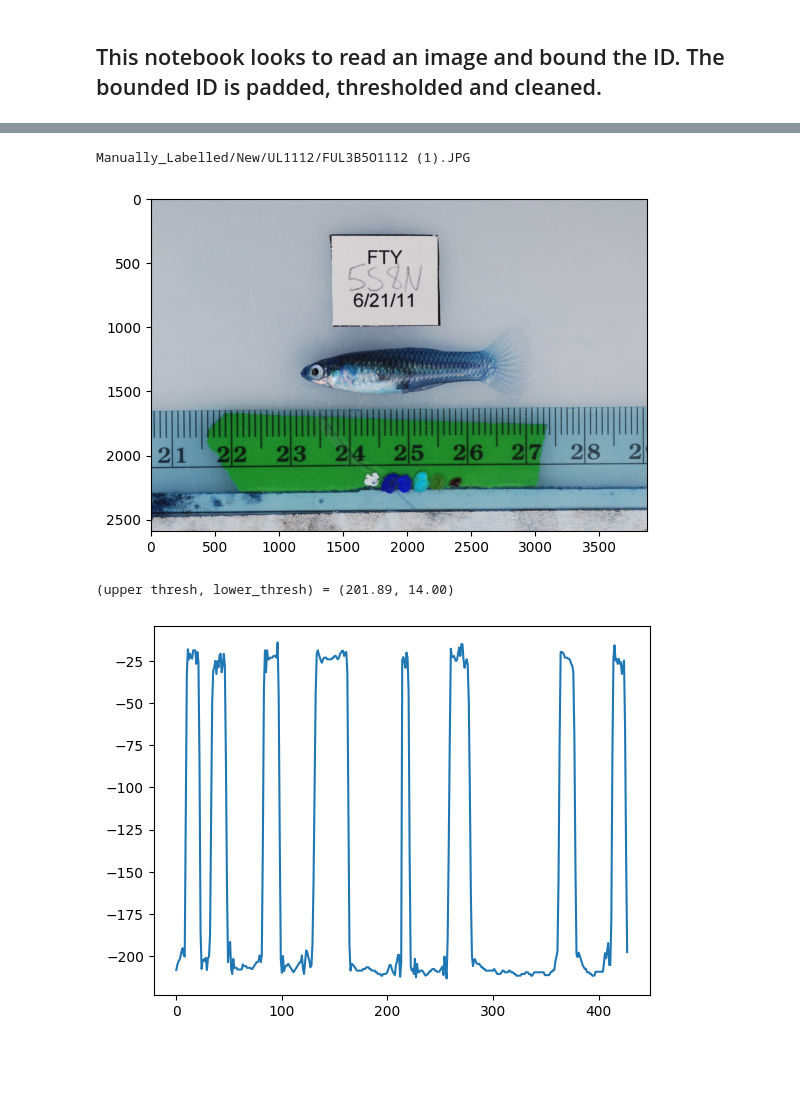
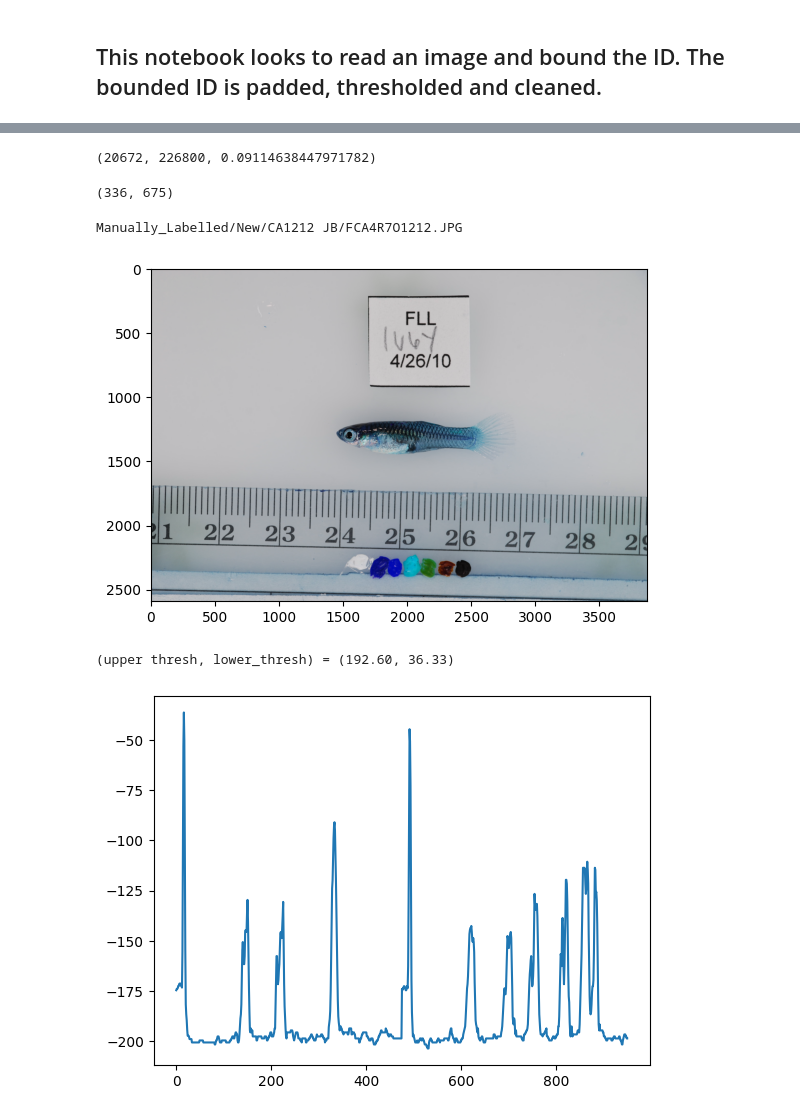
Before and after one commit to Jor-Lee/Guppies, a Jupyter notebook: Python_Files/Identity_Isolation.ipynb, the cells around one changed output, grey strips where cells are left out. Saved outputs shown, nothing was run; the diff lists cells and outputs as text; code cells hidden in the pictures; blank space fills up the shorter version.

```diff
--- a/Python_Files/Identity_Isolation.ipynb
+++ b/Python_Files/Identity_Isolation.ipynb
@@ -305,6 +63,6 @@ def GetImageAndParaBox(image_in_bytes, client, verbose=False):
 # %%
 # Collect image from bucket
-image_in_bytes = RetreiveImage(random_files[13])
+image_in_bytes = RetreiveImage(random_files[38])
 
 # Read image and return initial output, frame and identity character boxes
 output_string, frame, character_boxes = GetImageAndParaBox(image_in_bytes, client, verbose=True)
@@ -348,11 +106,21 @@ FTY-6/21/11
+# %%
+shape = np.shape(final_image)
+counts = np.count_nonzero(final_image)
+counts, shape[0] * shape[1], counts / (shape[0] * shape[1])
+# %% [output]
+(20672, 226800, 0.09114638447971782)
+# %%
+shape
+# %% [output]
+(336, 675)
 # %%
 decoded = np.frombuffer(image_in_bytes.getvalue(), dtype=np.uint8)
 frame = cv2.imdecode(decoded, cv2.IMREAD_COLOR)
 plt.imshow(frame)
 print(random_files[8])
 # %% [output]
-Manually_Labelled/New/UL1112/FUL3B5O1112 (1).JPG
+Manually_Labelled/New/CA1212 JB/FCA4R7O1212.JPG
-[figure, old version]
+[figure, new version]
 # %%
 # Average out the RGB axis
 averaged_frame = np.mean(reduced_frame,axis=2)
@@ -362,36 +130,36 @@ hist = np.histogram(averaged_frame, bins=100)
 centers = 0.5*(hist[1][1:]+ hist[1][:-1])
 
 thresh_val = np.argmax(hist[0] > np.max(hist[0]) * 0.2)
 upper_thresh = centers[thresh_val] * 0.975
 
 # Dark writing masking. Mask based on central row of frame
 frame_shape = np.shape(averaged_frame)
-row1 = -averaged_frame[2 * frame_shape[0] // 5][200:-200]
-row2 = -averaged_frame[3 * frame_shape[0] // 5][200:-200]
+row1 = -averaged_frame[2 * frame_shape[0] // 5][00:-200]
+row2 = -averaged_frame[3 * frame_shape[0] // 5][00:-200]
 rows = np.concatenate((row1, row2))
 # rows = row2 = -averaged_frame[1]
 row_mean = np.mean(rows)
 row_max = np.max(rows)
 row_min = np.min(rows)
 peaks,_ = scipy.signal.find_peaks(rows, height = row_mean + ((row_max - row_min) / 5), distance=4)
 
 values = []
 for peak in peaks:
     values.append(-rows[peak])
 
 sorted_values = np.sort(values)
 
 lower_thresh = sorted_values[0] * 1
 
 averaged_frame[averaged_frame>upper_thresh] = 0
 averaged_frame[averaged_frame<lower_thresh] = 0
 averaged_frame[averaged_frame!=0] = 255
 
 plt.plot(rows)
 # plt.imshow(averaged_frame)
 print('(upper thresh, lower_thresh) = (%.2f, %.2f)' %(upper_thresh, lower_thresh))
 # %% [output]
-(upper thresh, lower_thresh) = (201.89, 14.00)
+(upper thresh, lower_thresh) = (192.60, 36.33)
-[figure, old version]
+[figure, new version]
 # %%
 averaged_frame = np.mean(reduced_frame,axis=2)
```
Also changed, not shown: parts of 8 cells of this notebook, 1 other file.
